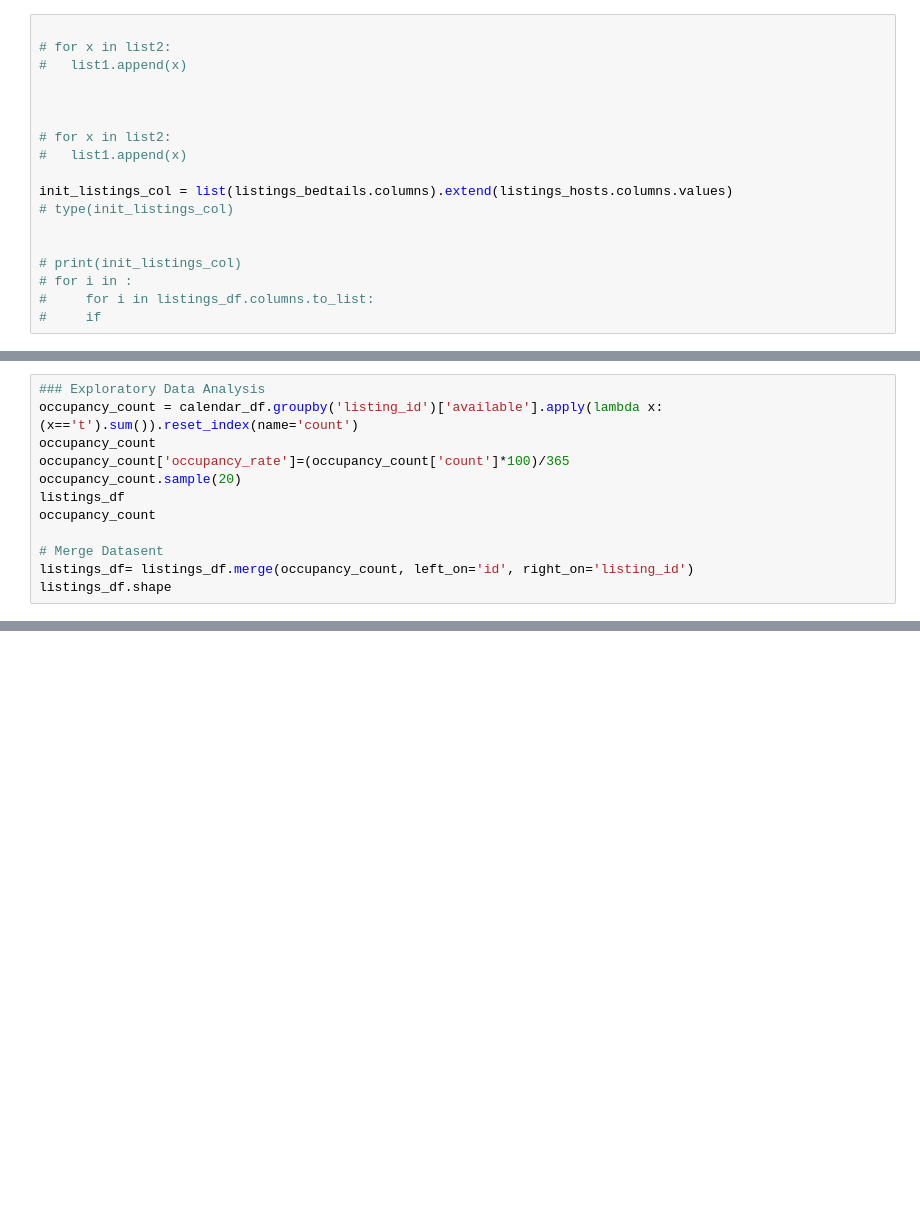
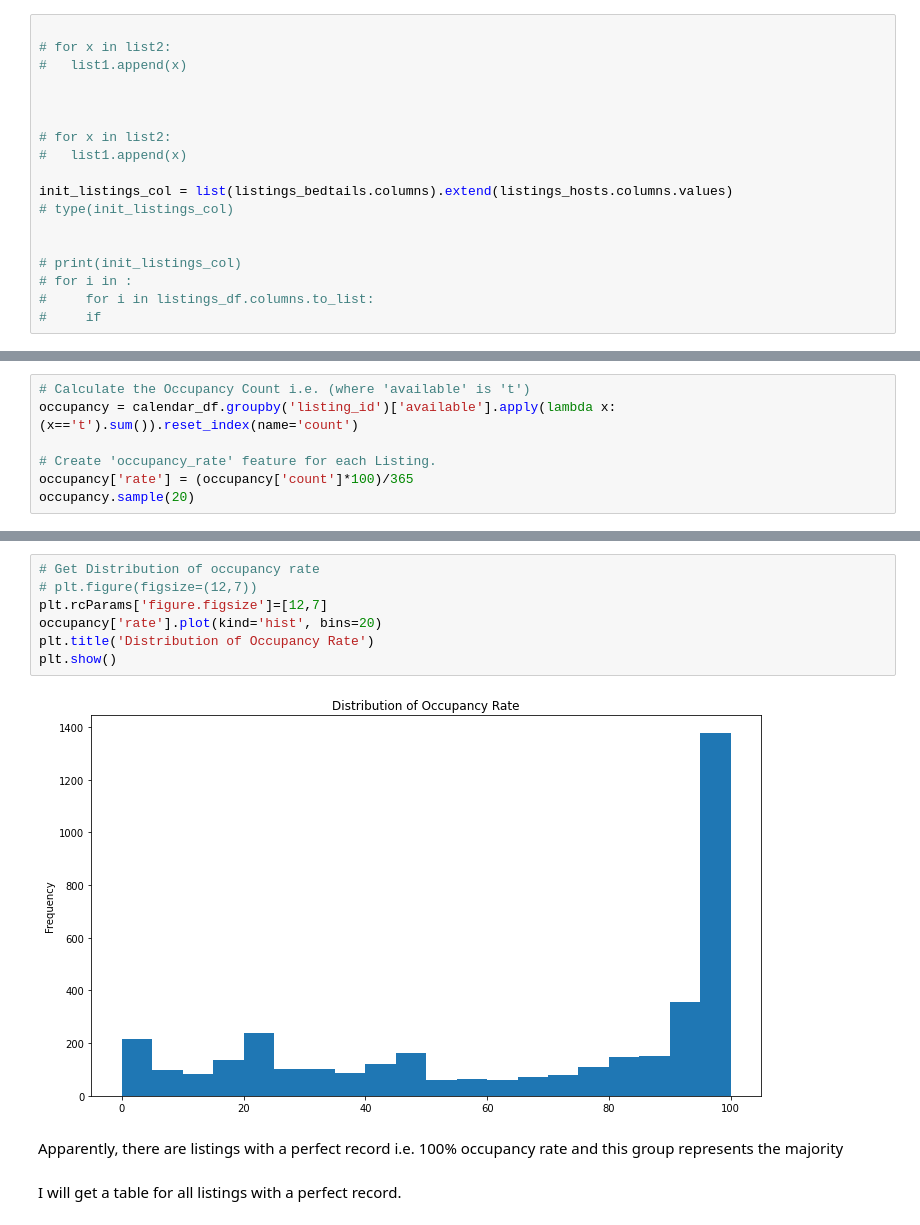
Before and after one commit to fabdanolu/Seattle-Airbnb, a Jupyter notebook: seattle.ipynb, the cells around one changed output, grey strips where cells are left out. Saved outputs shown, nothing was run; the diff lists cells and outputs as text; blank space fills up the shorter version.

```diff
--- a/seattle.ipynb
+++ b/seattle.ipynb
@@ -355,12 +576,7 @@ listings_location.groupby('city')['']
 # %%
-### Exploratory Data Analysis
-occupancy_count = calendar_df.groupby('listing_id')['available'].apply(lambda x: (x=='t').sum()).reset_index(name='count')
-occupancy_count
-occupancy_count['occupancy_rate']=(occupancy_count['count']*100)/365
-occupancy_count.sample(20)
-listings_df
-occupancy_count
+# Calculate the Occupancy Count i.e. (where 'available' is 't')
+occupancy = calendar_df.groupby('listing_id')['available'].apply(lambda x: (x=='t').sum()).reset_index(name='count')
 
-# Merge Datasent
-listings_df= listings_df.merge(occupancy_count, left_on='id', right_on='listing_id')
-listings_df.shape
+# Create 'occupancy_rate' feature for each Listing.
+occupancy['rate'] = (occupancy['count']*100)/365
+occupancy.sample(20)
@@ -366,0 +601,13 @@ listings_df.shape
+# %%
+# Get Distribution of occupancy rate
+# plt.figure(figsize=(12,7))
+plt.rcParams['figure.figsize']=[12,7]
+occupancy['rate'].plot(kind='hist', bins=20)
+plt.title('Distribution of Occupancy Rate')
+plt.show()
+# %% [output]
+[figure, added]
+# %% [markdown]
+Apparently, there are listings with a perfect record i.e. 100% occupancy rate and this group represents the majority
+# %% [markdown]
+I will get a table for all listings with a perfect record.
```
Also changed, not shown: parts of 55 cells of this notebook.
